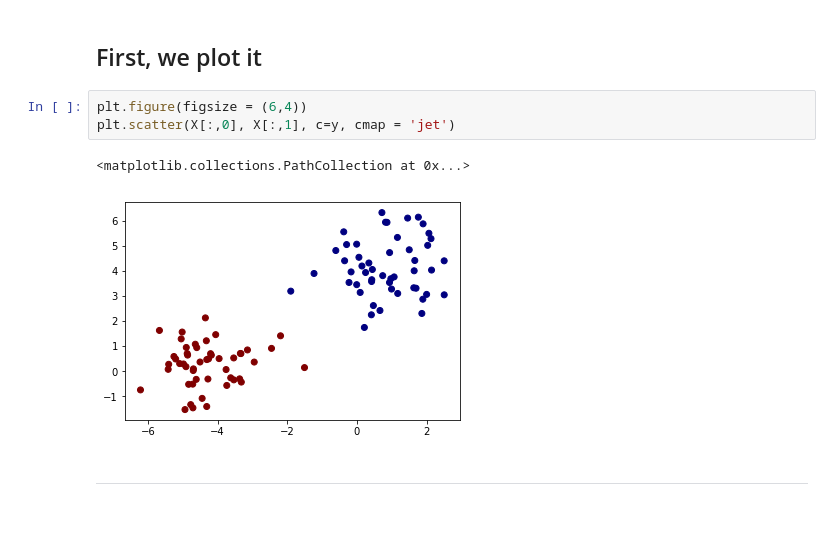
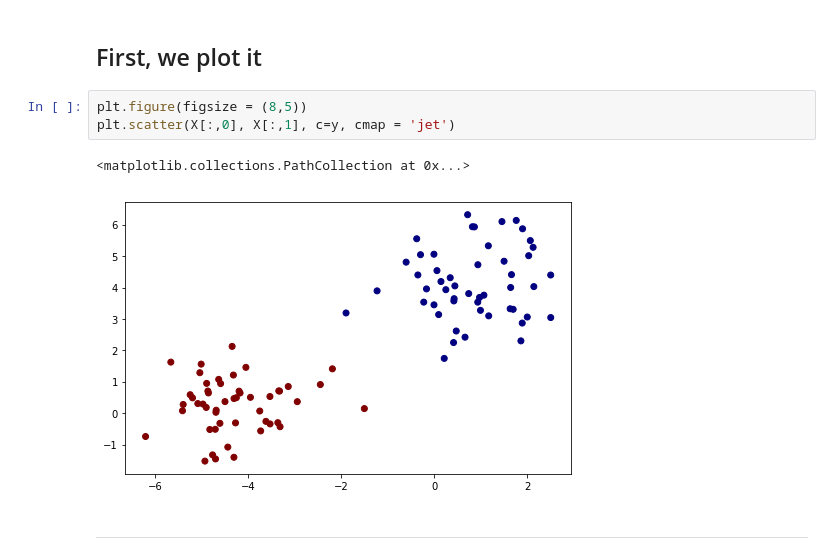
Before and after one commit to collinprather/Big-Data-Ignite-2018, a Jupyter notebook: Support_Vector_Machines/Max_Margin_clf.ipynb, the cells around one changed output. Cells and saved outputs as stored; diff of their text form; blank space fills up the shorter version.

```diff
--- a/Support_Vector_Machines/Max_Margin_clf.ipynb
+++ b/Support_Vector_Machines/Max_Margin_clf.ipynb
@@ -26,11 +26,11 @@ np.place(y, y == 0, -1)
 # %% [markdown]
 ## First, we plot it
 # %%
-plt.figure(figsize = (6,4))
+plt.figure(figsize = (8,5))
 plt.scatter(X[:,0], X[:,1], c=y, cmap = 'jet')
 # %% [output]
 <matplotlib.collections.PathCollection at 0x...>
-[figure, old version]
+[figure, new version]
 # %% [markdown]
 ---
 # %% [markdown]
```
Also changed, not shown: parts of 3 cells of this notebook, 15 other files.
